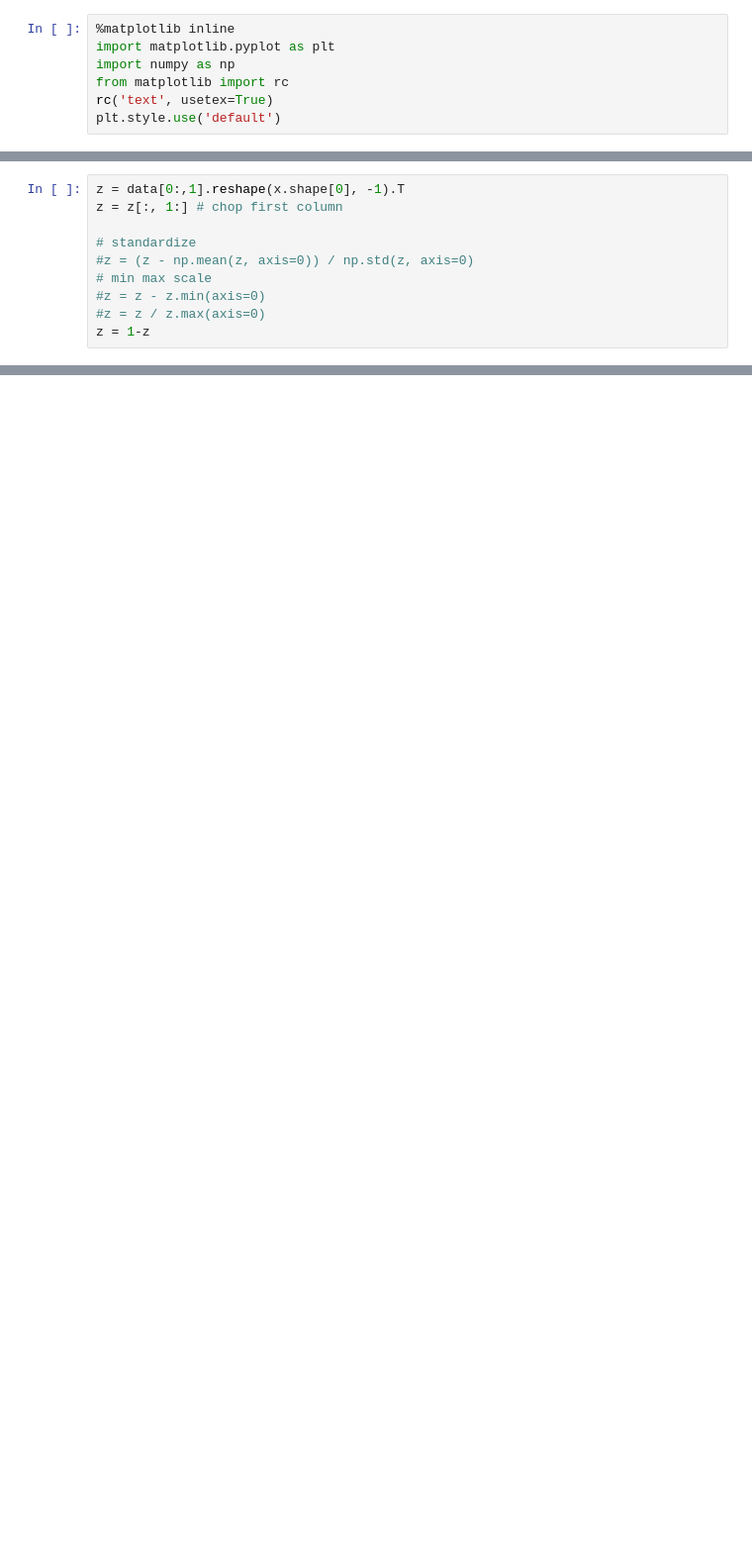
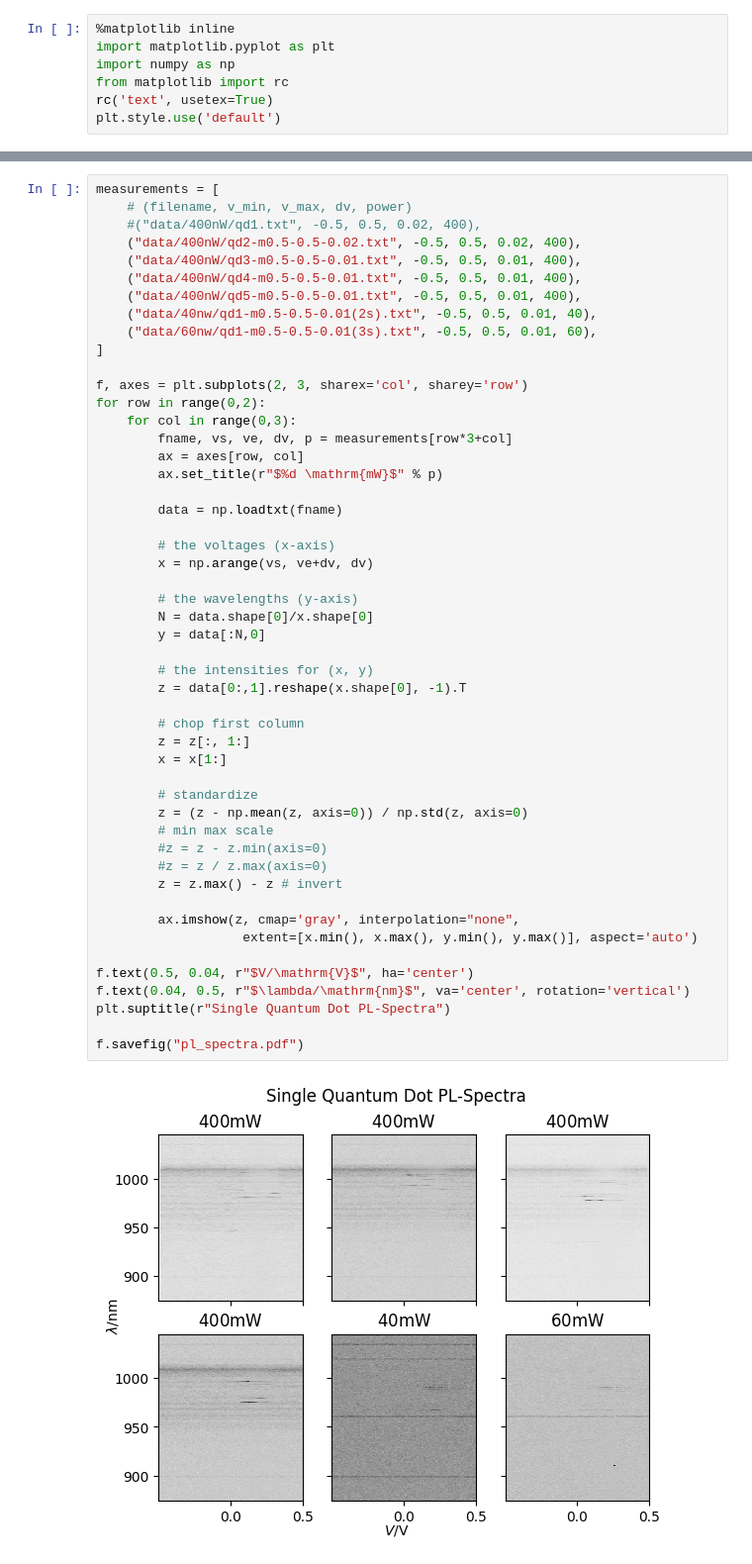
Before and after one commit to tdiggelm/eth_asl_qd_spectroscopy, a Jupyter notebook: pl_spectrum.ipynb, the cells around one changed output, grey strips where cells are left out. Shown at 99% size. Saved outputs shown, nothing was run; the diff lists cells and outputs as text; blank space fills up the shorter version.

```diff
--- a/pl_spectrum.ipynb
+++ b/pl_spectrum.ipynb
@@ -21,10 +45,0 @@ y = data[:N,0]
-# %%
-z = data[0:,1].reshape(x.shape[0], -1).T
-z = z[:, 1:] # chop first column
-
-# standardize
-#z = (z - np.mean(z, axis=0)) / np.std(z, axis=0)
-# min max scale
-#z = z - z.min(axis=0)
-#z = z / z.max(axis=0)
-z = 1-z
@@ -38,0 +46,52 @@ plt.title(r"Single Quantum Dot PL-Spectrum")
+# %%
+measurements = [
+    # (filename, v_min, v_max, dv, power)
+    #("data/400nW/qd1.txt", -0.5, 0.5, 0.02, 400),
+    ("data/400nW/qd2-m0.5-0.5-0.02.txt", -0.5, 0.5, 0.02, 400),
+    ("data/400nW/qd3-m0.5-0.5-0.01.txt", -0.5, 0.5, 0.01, 400),
+    ("data/400nW/qd4-m0.5-0.5-0.01.txt", -0.5, 0.5, 0.01, 400),
+    ("data/400nW/qd5-m0.5-0.5-0.01.txt", -0.5, 0.5, 0.01, 400),
+    ("data/40nw/qd1-m0.5-0.5-0.01(2s).txt", -0.5, 0.5, 0.01, 40),
+    ("data/60nw/qd1-m0.5-0.5-0.01(3s).txt", -0.5, 0.5, 0.01, 60),
+]
+
+f, axes = plt.subplots(2, 3, sharex='col', sharey='row')
+for row in range(0,2):
+    for col in range(0,3):
+        fname, vs, ve, dv, p = measurements[row*3+col]
+        ax = axes[row, col]
+        ax.set_title(r"$%d \mathrm{mW}$" % p)
+
+        data = np.loadtxt(fname)
+
+        # the voltages (x-axis)
+        x = np.arange(vs, ve+dv, dv)
+
+        # the wavelengths (y-axis)
+        N = data.shape[0]/x.shape[0]
+        y = data[:N,0]
+
+        # the intensities for (x, y)
+        z = data[0:,1].reshape(x.shape[0], -1).T
+
+        # chop first column
+        z = z[:, 1:]
+        x = x[1:]
+
+        # standardize
+        z = (z - np.mean(z, axis=0)) / np.std(z, axis=0)
+        # min max scale
+        #z = z - z.min(axis=0)
+        #z = z / z.max(axis=0)
+        z = z.max() - z # invert
+
+        ax.imshow(z, cmap='gray', interpolation="none",
+                   extent=[x.min(), x.max(), y.min(), y.max()], aspect='auto')
+
+f.text(0.5, 0.04, r"$V/\mathrm{V}$", ha='center')
+f.text(0.04, 0.5, r"$\lambda/\mathrm{nm}$", va='center', rotation='vertical')
+plt.suptitle(r"Single Quantum Dot PL-Spectra")
+
+f.savefig("pl_spectra.pdf")
+# %% [output]
+[figure, added]
```
Also changed, not shown: parts of 4 cells of this notebook, 1 other file.
